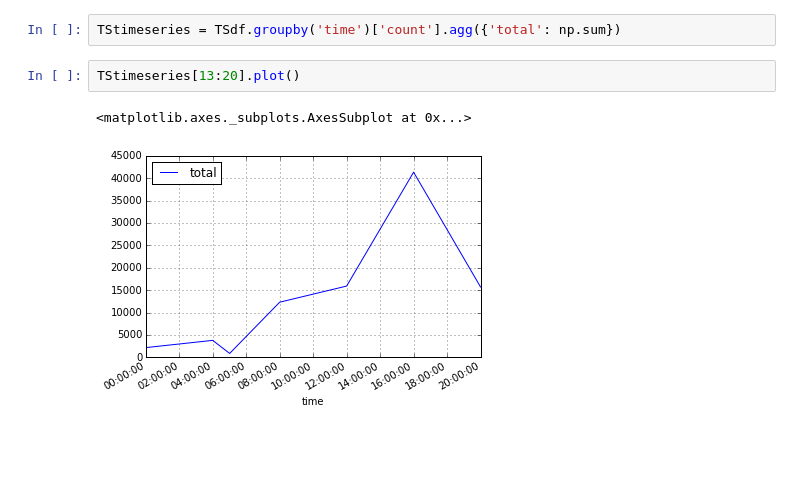
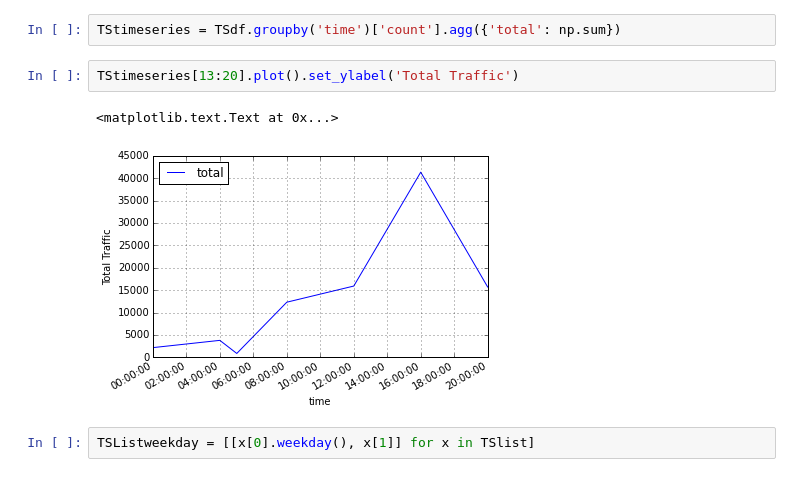
Before and after one commit to GarrettHoffman/mta_project, a Jupyter notebook: 01-benson code.ipynb, the cells around one changed output. Cells and saved outputs as stored; diff of their text form; blank space fills up the shorter version.

```diff
--- a/01-benson code.ipynb
+++ b/01-benson code.ipynb
@@ -730,7 +728,9 @@ TSdf
 # %%
 TStimeseries = TSdf.groupby('time')['count'].agg({'total': np.sum})
 # %%
-TStimeseries[13:20].plot()
+TStimeseries[13:20].plot().set_ylabel('Total Traffic')
 # %% [output]
-<matplotlib.axes._subplots.AxesSubplot at 0x...>
+<matplotlib.text.Text at 0x...>
-[figure, old version]
+[figure, new version]
+# %%
+TSListweekday = [[x[0].weekday(), x[1]] for x in TSlist]
```
Also changed, not shown: parts of 16 cells of this notebook, 1 other file.
